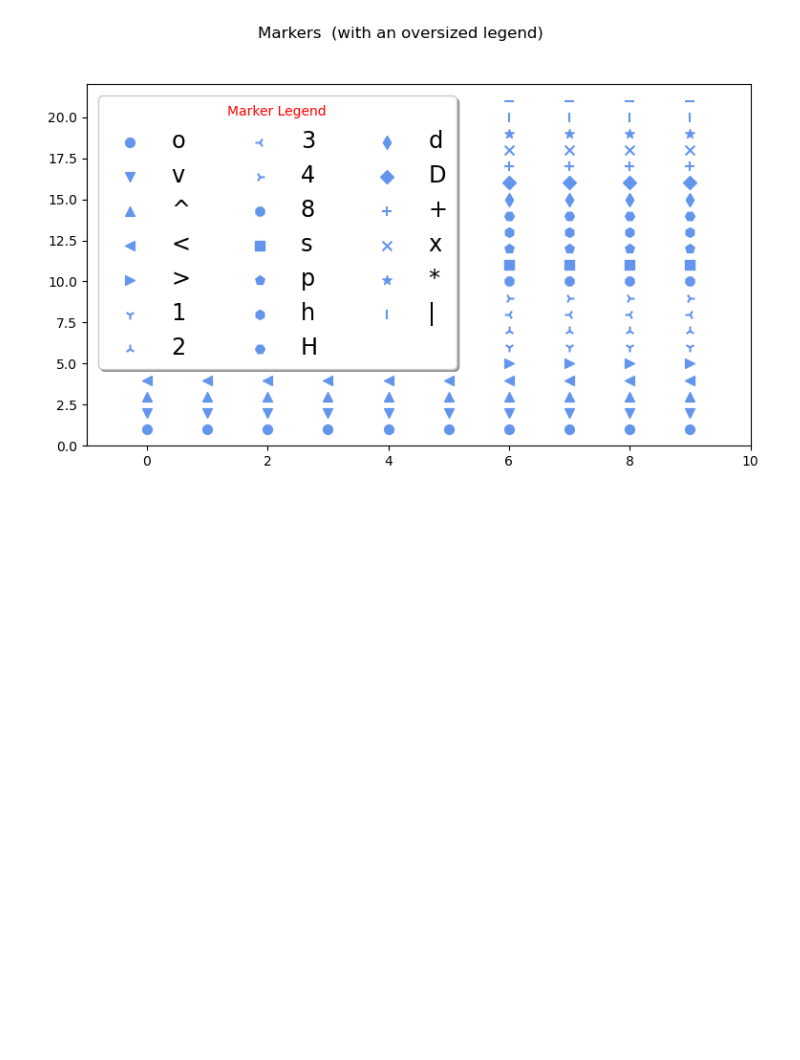
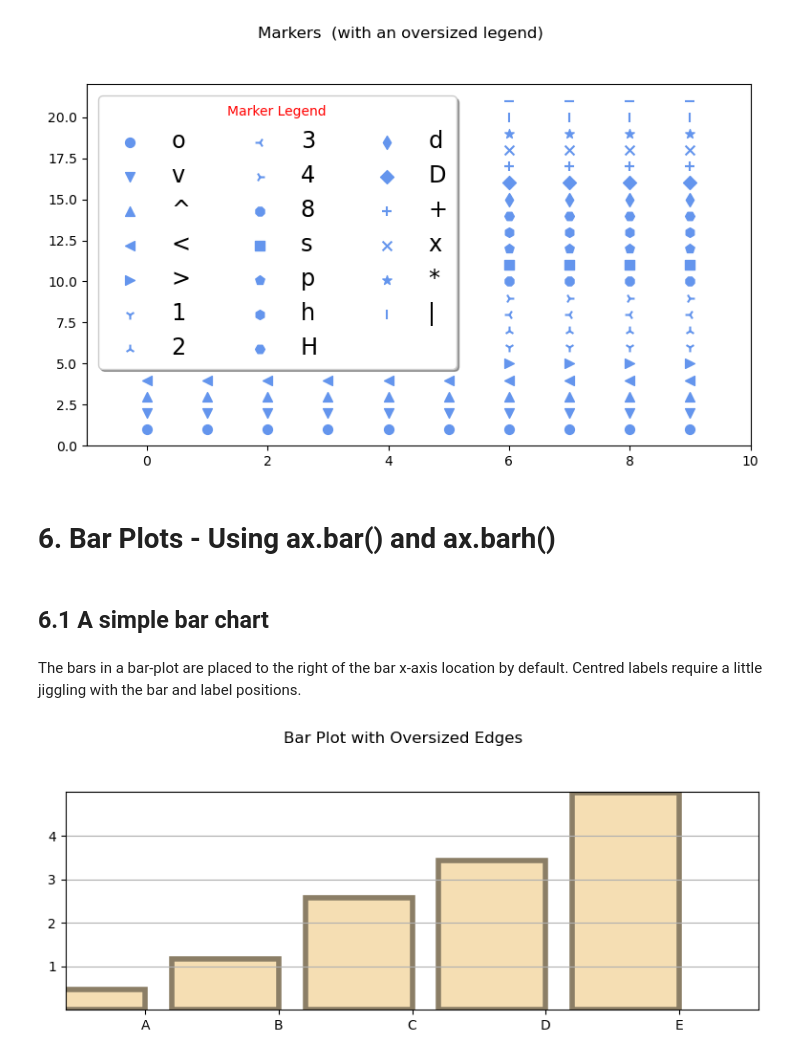
Before and after one commit to AsfariaChowdhury/LearningAI, a Jupyter notebook: Asfaria_Matplotlib_CheetSheet.ipynb, the cells around one changed output. Saved outputs shown, nothing was run; the diff lists cells and outputs as text; code cells hidden in the pictures; blank space fills up the shorter version.

Commit message:
Completed
NB: Cheatsheet is for older version of matplotlib.

```diff
--- a/Asfaria_Matplotlib_CheetSheet.ipynb
+++ b/Asfaria_Matplotlib_CheetSheet.ipynb
@@ -276,3 +276,45 @@ fig.tight_layout(pad=2);
 fig.savefig('filename8.png',dpi=125)
 # %% [output]
 [figure]
+# %% [markdown]
+# 6. Bar Plots - Using ax.bar() and ax.barh()
+# %% [markdown]
+## 6.1 A simple bar chart
+# %% [markdown]
+The bars in a bar-plot are placed to the right of the bar x-axis location by default. Centred labels require a little
+jiggling with the bar and label positions.
+# %%
+# get the data
+n = 5
+labels = list('ABCDEFGHIJKLM'[0:n])
+
+import numpy as np
+
+data = np.array(range(n)) + np.random.rand(n)
+
+import matplotlib.pyplot as plt
+import matplotlib
+
+# plot the data
+fig, ax = plt.subplots(figsize=(8,3.5))
+width = 0.8;
+tickLocations = np.arange(n)
+rectLocations = tickLocations - (width/2.0)
+ax.bar(rectLocations, data, width, color='wheat', edgecolor='#8B7E66',
+      linewidth=4.0)
+
+# pretty up the plot
+ax.set_xticks(ticks=tickLocations)
+ax.set_xticklabels(labels)
+ax.set_xlim(min(tickLocations) - 0.6,
+           max(tickLocations) + 0.6)
+ax.set_yticks(range(n)[1:])
+ax.set_ylim((0,n))
+ax.yaxis.grid(True)
+
+# title and save
+fig.suptitle("Bar Plot with " + "Oversized Edges")
+fig.tight_layout(pad=2)
+fig.savefig('filename9.png',dpi=125)
+# %% [output]
+[figure, added]
```
Also changed, not shown: parts of 16 cells of this notebook.
